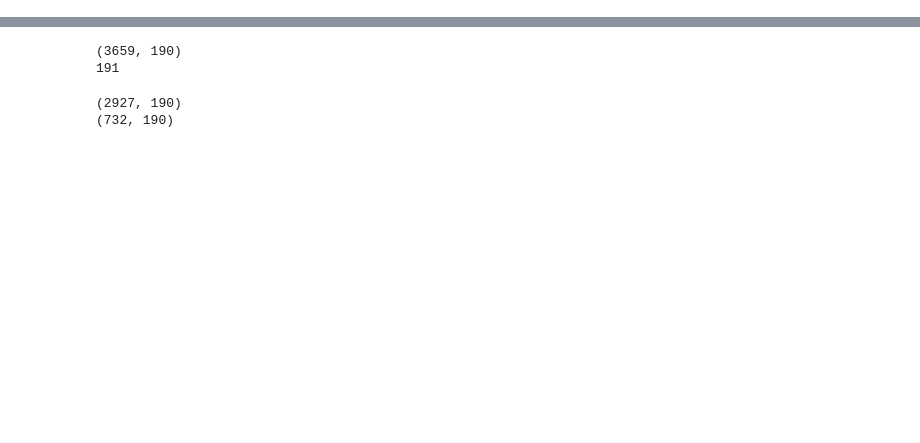
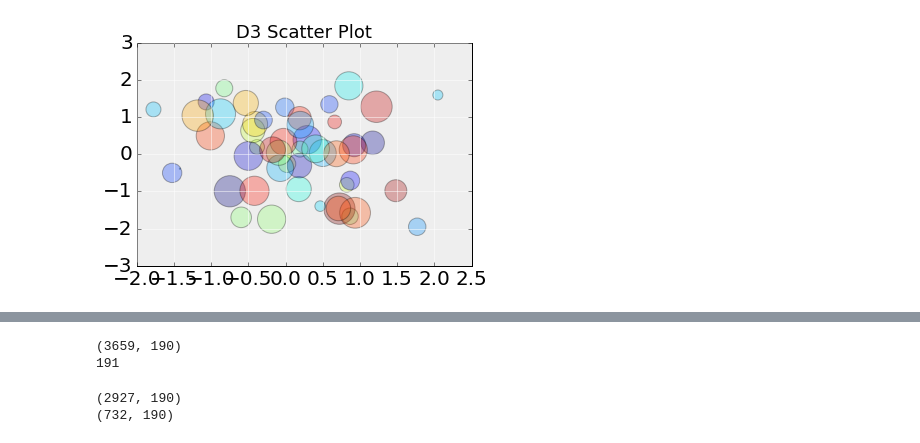
Before and after one commit to wesleybeckner/salty, a Jupyter notebook: scripts/LASSO_wesley.ipynb, the cells around one changed output, grey strips where cells are left out. Saved outputs shown, nothing was run; the diff lists cells and outputs as text; code cells hidden in the pictures; blank space fills up the shorter version.

```diff
--- a/scripts/LASSO_wesley.ipynb
+++ b/scripts/LASSO_wesley.ipynb
@@ -30,0 +166,21 @@ for i in range(len(tableau20)):
+# %%
+%matplotlib inline
+import matplotlib.pyplot as plt
+import numpy as np
+import mpld3
+
+mpld3.enable_notebook()
+fig, ax = plt.subplots(subplot_kw=dict(axisbg='#EEEEEE'))
+ax.grid(color='white', linestyle='solid')
+
+N = 50
+scatter = ax.scatter(np.random.normal(size=N),
+                     np.random.normal(size=N),
+                     c=np.random.random(size=N),
+                     s = 1000 * np.random.random(size=N),
+                     alpha=0.3,
+                     cmap=plt.cm.jet)
+
+ax.set_title("D3 Scatter Plot", size=18);
+# %% [output]
+[figure, added]
```
Also changed, not shown: parts of 9 cells of this notebook, 3 other files.
